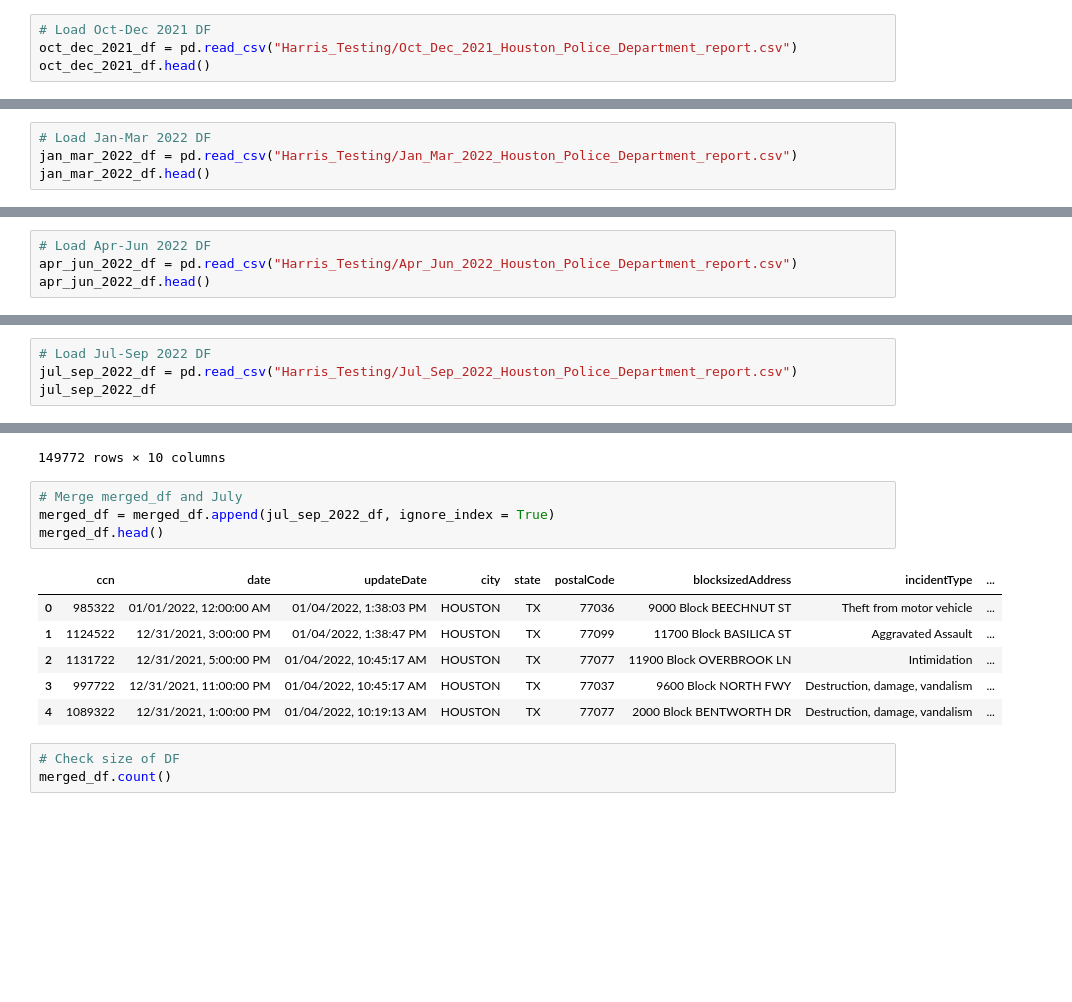
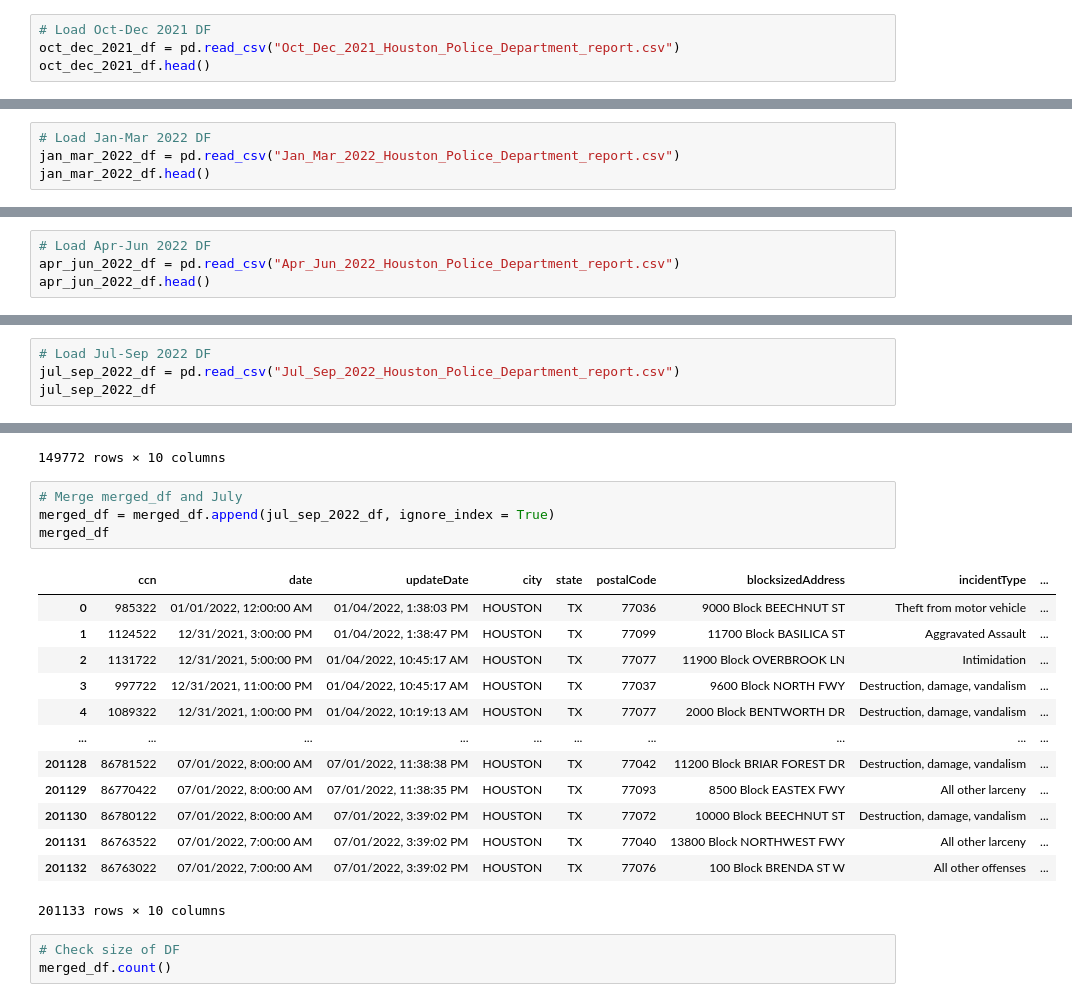
Before and after one commit to MiguelB512/Harris_Crime_Trends, a Jupyter notebook: Harris_Testing/CSV_Combining.ipynb, the cells around one changed output, grey strips where cells are left out. Drawn from its saved outputs; the diff is of its cells as text; blank space fills up the shorter version.

```diff
--- a/Harris_Testing/CSV_Combining.ipynb
+++ b/Harris_Testing/CSV_Combining.ipynb
@@ -7,7 +7,7 @@ import pandas as pd
 ## Check CSV Files
 # %%
 # Load Oct-Dec 2021 DF
-oct_dec_2021_df = pd.read_csv("Harris_Testing/Oct_Dec_2021_Houston_Police_Department_report.csv")
+oct_dec_2021_df = pd.read_csv("Oct_Dec_2021_Houston_Police_Department_report.csv")
 oct_dec_2021_df.head()
 # %% [output]
 |  | ccn | date | updateDate | city | state | postalCode | blocksizedAddress | incidentType | ... |
@@ -18,7 +18,7 @@ oct_dec_2021_df.head()
 | 4 | 1089322 | 12/31/2021, 1:00:00 PM | 01/04/2022, 10:19:13 AM | HOUSTON | TX | 77077 | 2000 Block BENTWORTH DR | Destruction, damage, vandalism | ... |
 # %%
 # Load Jan-Mar 2022 DF
-jan_mar_2022_df = pd.read_csv("Harris_Testing/Jan_Mar_2022_Houston_Police_Department_report.csv")
+jan_mar_2022_df = pd.read_csv("Jan_Mar_2022_Houston_Police_Department_report.csv")
 jan_mar_2022_df.head()
 # %% [output]
 |  | ccn | date | updateDate | city | state | postalCode | blocksizedAddress | incidentType | ... |
@@ -29,7 +29,7 @@ jan_mar_2022_df.head()
 | 4 | 42942122 | 04/01/2022, 6:00:00 AM | 04/04/2022, 7:09:25 AM | HOUSTON | TX | 77047 | 3800 Block HICKOK LN | Simple assault | ... |
 # %%
 # Load Apr-Jun 2022 DF
-apr_jun_2022_df = pd.read_csv("Harris_Testing/Apr_Jun_2022_Houston_Police_Department_report.csv")
+apr_jun_2022_df = pd.read_csv("Apr_Jun_2022_Houston_Police_Department_report.csv")
 apr_jun_2022_df.head()
 # %% [output]
 |  | ccn | date | updateDate | city | state | postalCode | blocksizedAddress | incidentType | ... |
@@ -40,7 +40,7 @@ apr_jun_2022_df.head()
 | 4 | 88055422 | 06/30/2022, 4:00:00 PM | 07/04/2022, 12:38:05 PM | HOUSTON | TX | 77026 | 4300 Block WOOLWORTH | All other larceny | ... |
 # %%
 # Load Jul-Sep 2022 DF
-jul_sep_2022_df = pd.read_csv("Harris_Testing/Jul_Sep_2022_Houston_Police_Department_report.csv")
+jul_sep_2022_df = pd.read_csv("Jul_Sep_2022_Houston_Police_Department_report.csv")
 jul_sep_2022_df
 # %% [output]
 |  | ccn | date | updateDate | city | state | postalCode | blocksizedAddress | incidentType | ... |
@@ -95,14 +95,21 @@ merged_df
 # %%
 # Merge merged_df and July
 merged_df = merged_df.append(jul_sep_2022_df, ignore_index = True)
-merged_df.head()
+merged_df
 # %% [output]
 |  | ccn | date | updateDate | city | state | postalCode | blocksizedAddress | incidentType | ... |
 | 0 | 985322 | 01/01/2022, 12:00:00 AM | 01/04/2022, 1:38:03 PM | HOUSTON | TX | 77036 | 9000 Block BEECHNUT ST | Theft from motor vehicle | ... |
 | 1 | 1124522 | 12/31/2021, 3:00:00 PM | 01/04/2022, 1:38:47 PM | HOUSTON | TX | 77099 | 11700 Block BASILICA ST | Aggravated Assault | ... |
 | 2 | 1131722 | 12/31/2021, 5:00:00 PM | 01/04/2022, 10:45:17 AM | HOUSTON | TX | 77077 | 11900 Block OVERBROOK LN | Intimidation | ... |
 | 3 | 997722 | 12/31/2021, 11:00:00 PM | 01/04/2022, 10:45:17 AM | HOUSTON | TX | 77037 | 9600 Block NORTH FWY | Destruction, damage, vandalism | ... |
 | 4 | 1089322 | 12/31/2021, 1:00:00 PM | 01/04/2022, 10:19:13 AM | HOUSTON | TX | 77077 | 2000 Block BENTWORTH DR | Destruction, damage, vandalism | ... |
+| ... | ... | ... | ... | ... | ... | ... | ... | ... | ... |
+| 201128 | 86781522 | 07/01/2022, 8:00:00 AM | 07/01/2022, 11:38:38 PM | HOUSTON | TX | 77042 | 11200 Block BRIAR FOREST DR | Destruction, damage, vandalism | ... |
+| 201129 | 86770422 | 07/01/2022, 8:00:00 AM | 07/01/2022, 11:38:35 PM | HOUSTON | TX | 77093 | 8500 Block EASTEX FWY | All other larceny | ... |
+| 201130 | 86780122 | 07/01/2022, 8:00:00 AM | 07/01/2022, 3:39:02 PM | HOUSTON | TX | 77072 | 10000 Block BEECHNUT ST | Destruction, damage, vandalism | ... |
+| 201131 | 86763522 | 07/01/2022, 7:00:00 AM | 07/01/2022, 3:39:02 PM | HOUSTON | TX | 77040 | 13800 Block NORTHWEST FWY | All other larceny | ... |
+| 201132 | 86763022 | 07/01/2022, 7:00:00 AM | 07/01/2022, 3:39:02 PM | HOUSTON | TX | 77076 | 100 Block BRENDA ST W | All other offenses | ... |
+201133 rows × 10 columns
 # %%
 # Check size of DF
 merged_df.count()
```
Also changed, not shown: parts of 1 cell of this notebook, 6 other files.
